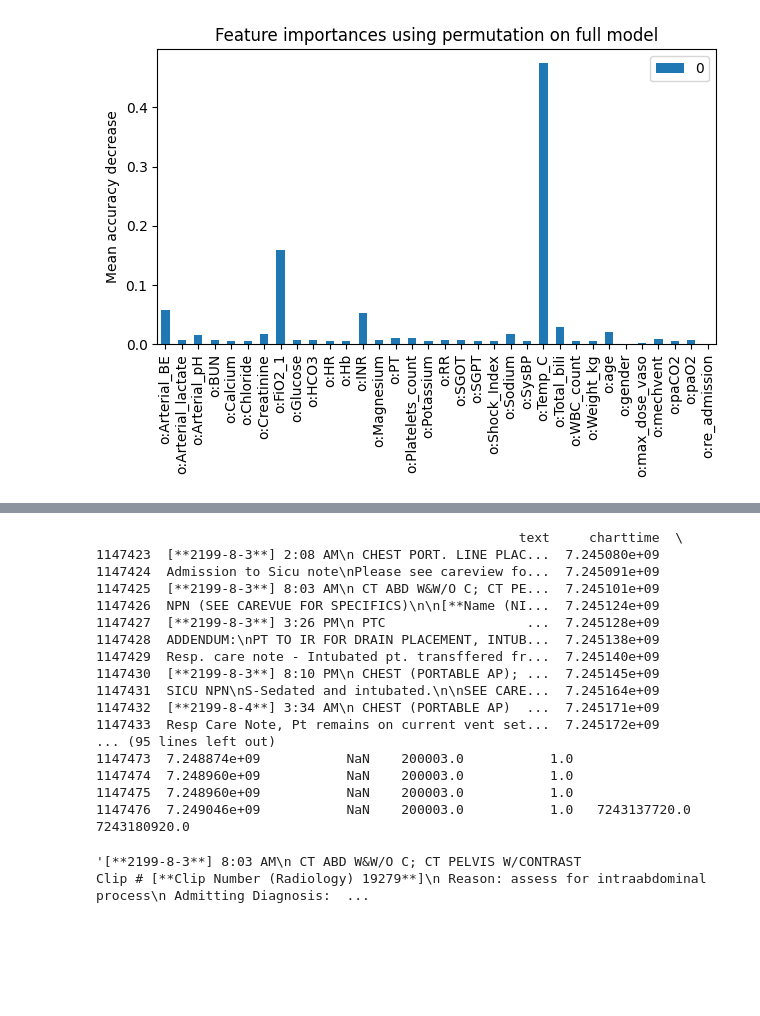
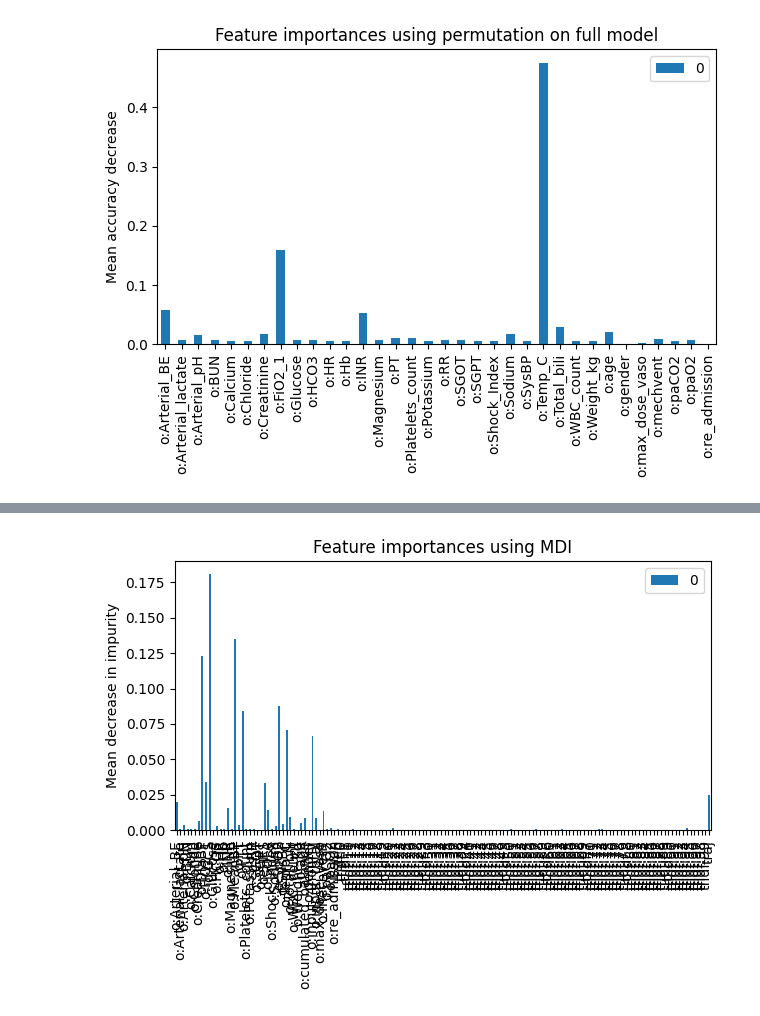
Before and after one commit to ortsanpablo/thesis, a Jupyter notebook: data_labelling.ipynb, the cells around one changed output, grey strips where cells are left out. Saved outputs shown, nothing was run; the diff lists cells and outputs as text; code cells hidden in the pictures; blank space fills up the shorter version.

```diff
--- a/data_labelling.ipynb
+++ b/data_labelling.ipynb
@@ -673,36 +883,8 @@ d = df_raw.drop(columns=["icustay_id"])
-# %%
-temp2 = []
-for id in tqdm(ids[0:1]):
-    #grab data of one patient
-    df_raw = text_.loc[text_["icustay_id"] == id]
-    start = np.min(df_raw["charttime"])
-    end = start+min_step*3600
-    print(df_raw,start, end)
-    #drop icustayid to avoid learning the id to label correspondence
-    #d = df_raw.drop(columns=["icustay_id", "charttime"])
-    #flatten all features and corresponding values of all timesteps into single sequence, used for classifier, feature importance etc
-    temp2.append(list(df_raw["text"].values.flatten()))
-df_raw = text_.loc[text_["icustay_id"] == id]
-d = df_raw.drop(columns=["icustay_id", "charttime"])
-# %% [output]
-                                                      text     charttime  \
-1147423  [**2199-8-3**] 2:08 AM\n CHEST PORT. LINE PLAC...  7.245080e+09
-1147424  Admission to Sicu note\nPlease see careview fo...  7.245091e+09
-1147425  [**2199-8-3**] 8:03 AM\n CT ABD W&W/O C; CT PE...  7.245101e+09
-1147426  NPN (SEE CAREVUE FOR SPECIFICS)\n\n[**Name (NI...  7.245124e+09
-1147427  [**2199-8-3**] 3:26 PM\n PTC                  ...  7.245128e+09
-1147428  ADDENDUM:\nPT TO IR FOR DRAIN PLACEMENT, INTUB...  7.245138e+09
-1147429  Resp. care note - Intubated pt. transffered fr...  7.245140e+09
-1147430  [**2199-8-3**] 8:10 PM\n CHEST (PORTABLE AP); ...  7.245145e+09
-1147431  SICU NPN\nS-Sedated and intubated.\n\nSEE CARE...  7.245164e+09
-1147432  [**2199-8-4**] 3:34 AM\n CHEST (PORTABLE AP)  ...  7.245171e+09
-1147433  Resp Care Note, Pt remains on current vent set...  7.245172e+09
-... (95 lines left out)
-1147473  7.248874e+09           NaN    200003.0           1.0
-1147474  7.248960e+09           NaN    200003.0           1.0
-1147475  7.248960e+09           NaN    200003.0           1.0
-1147476  7.249046e+09           NaN    200003.0           1.0   7243137720.0 7243180920.0
-# %%
-temp2[0][2]
-# %% [output]
-'[**2199-8-3**] 8:03 AM\n CT ABD W&W/O C; CT PELVIS W/CONTRAST                            Clip # [**Clip Number (Radiology) 19279**]\n Reason: assess for intraabdominal process\n Admitting Diagnosis:  ...
+# %%
+fig, ax = plt.subplots()
+df.plot.bar(ax=ax)
+ax.set_title("Feature importances using MDI")
+ax.set_ylabel("Mean decrease in impurity")
+fig.tight_layout()
+# %% [output]
+[figure, added]
```
Also changed, not shown: parts of 83 cells of this notebook.
